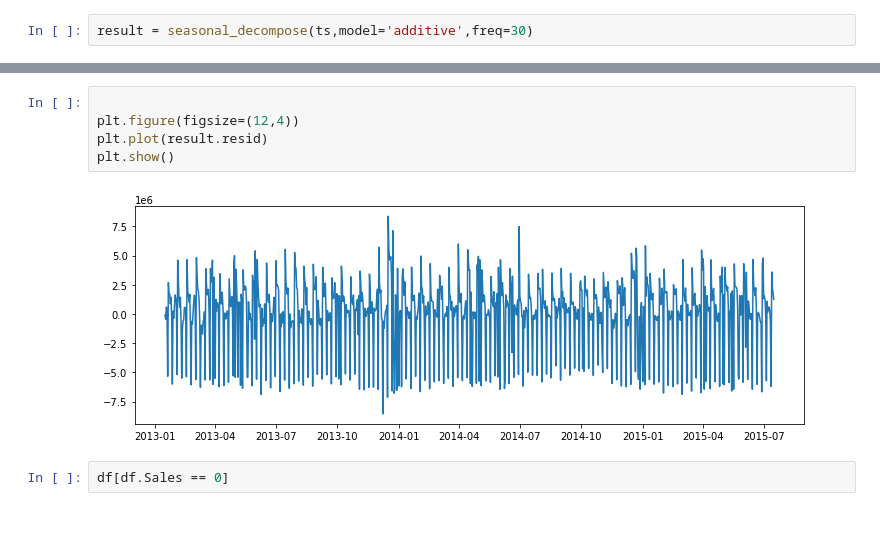
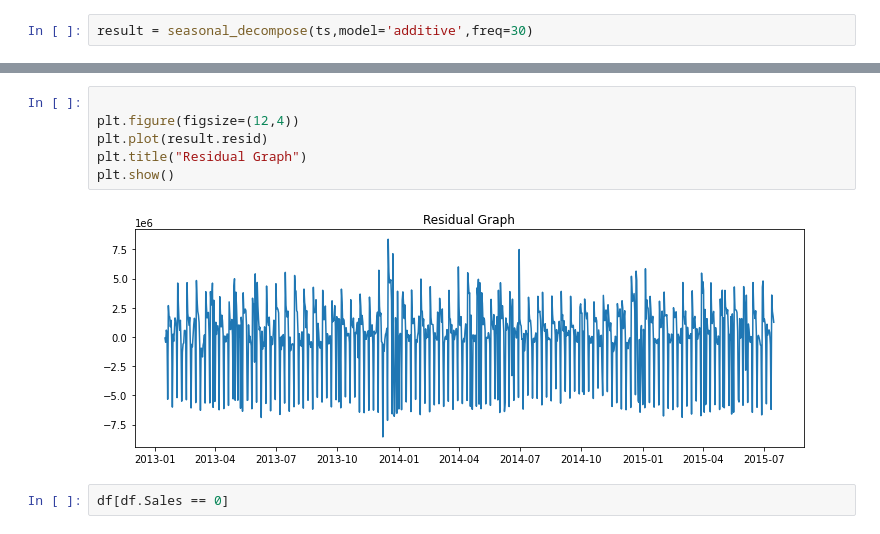
Before and after one commit to Shyamsundarkanaka/Rossmann-Sales-Prediction, a Jupyter notebook: Rossmann_Sales_Prediction_Capstone_Project.ipynb, the cells around one changed output, grey strips where cells are left out. Drawn from its saved outputs; the diff is of its cells as text.

```diff
--- a/Rossmann_Sales_Prediction_Capstone_Project.ipynb
+++ b/Rossmann_Sales_Prediction_Capstone_Project.ipynb
@@ -797,10 +868,11 @@ plt.show()
 # %%
 
 plt.figure(figsize=(12,4))
 plt.plot(result.resid)
+plt.title("Residual Graph")
 plt.show()
 # %% [output]
-[figure, old version]
+[figure, new version]
 # %%
 df[df.Sales == 0]
 # %% [output]
```
Also changed, not shown: parts of 101 cells of this notebook.
